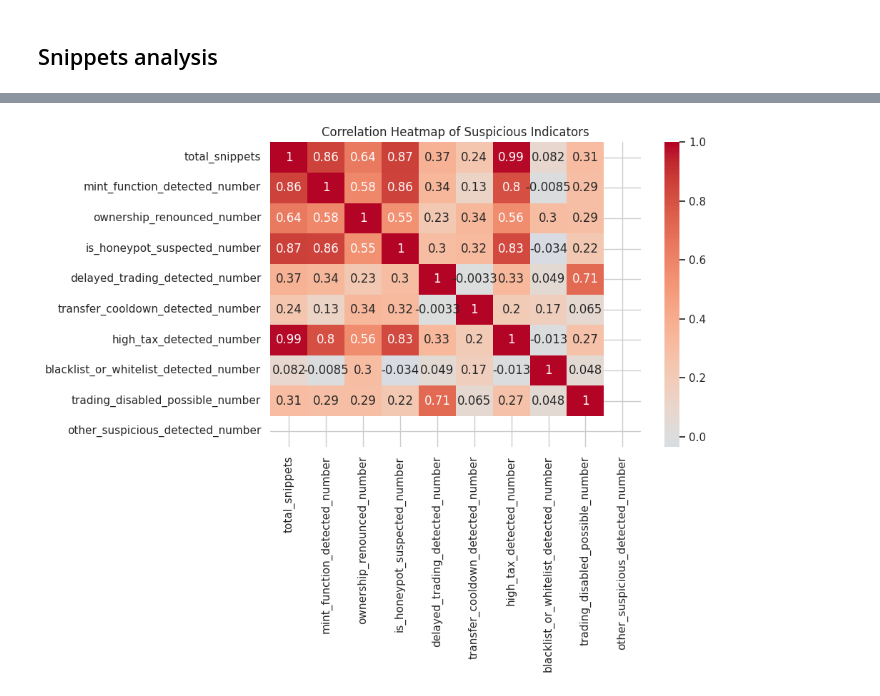
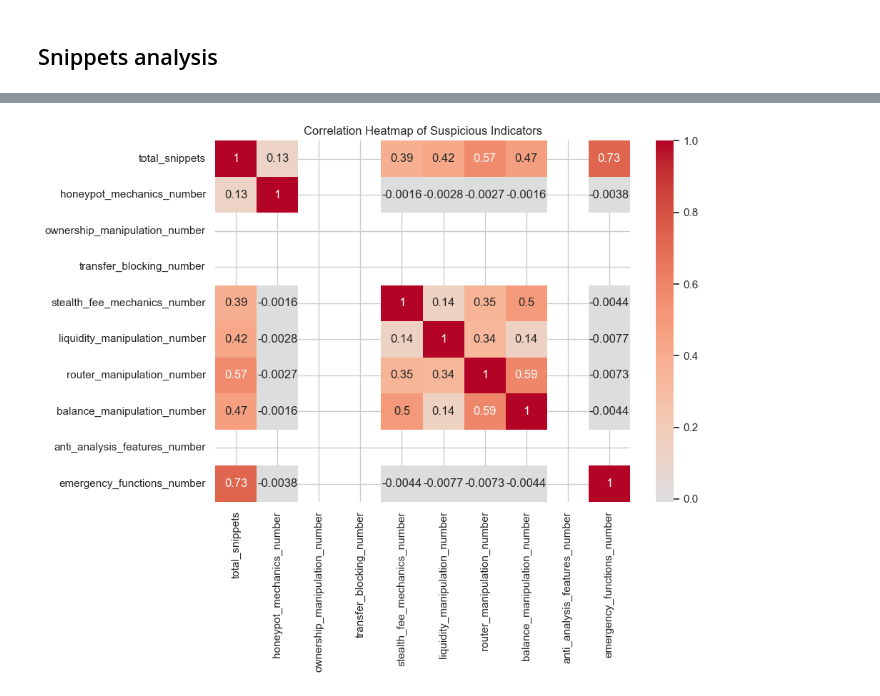
Before and after one commit to all-1807355/token-analyzer, a Jupyter notebook: data_analysis/contract_analysis.ipynb, the cells around one changed output, grey strips where cells are left out. Saved outputs shown, nothing was run; the diff lists cells and outputs as text; code cells hidden in the pictures.

```diff
--- a/data_analysis/contract_analysis.ipynb
+++ b/data_analysis/contract_analysis.ipynb
@@ -163,29 +269,29 @@ plt.show()
 # %%
 
 # Select relevant numeric columns
-suspicious_cols = [
-    "total_snippets",
-    "mint_function_detected_number",
-    "ownership_renounced_number",
-    "is_honeypot_suspected_number",
-    "delayed_trading_detected_number",
-    "transfer_cooldown_detected_number",
-    "high_tax_detected_number",
-    "blacklist_or_whitelist_detected_number",
-    "trading_disabled_possible_number",
-    "other_suspicious_detected_number"
+snippet_cols = [
+    'total_snippets',
+    'honeypot_mechanics_number',
+    'ownership_manipulation_number',
+    'transfer_blocking_number',
+    'stealth_fee_mechanics_number',
+    'liquidity_manipulation_number',
+    'router_manipulation_number',
+    'balance_manipulation_number',
+    'anti_analysis_features_number',
+    'emergency_functions_number'
 ]
 
-df_numeric = df_contract[suspicious_cols]
+df_numeric = df_contract_bad[snippet_cols]
 
 # Calculate correlation matrix
 corr = df_numeric.corr()
 
 # Plot correlation heatmap
 plt.figure(figsize=(10, 8))
 sns.heatmap(corr, annot=True, cmap="coolwarm", center=0)
 plt.title("Correlation Heatmap of Suspicious Indicators")
 plt.tight_layout()
 plt.show()
 # %% [output]
-[figure, old version]
+[figure, new version]
```
Also changed, not shown: parts of 6 cells of this notebook, 6 other files.
